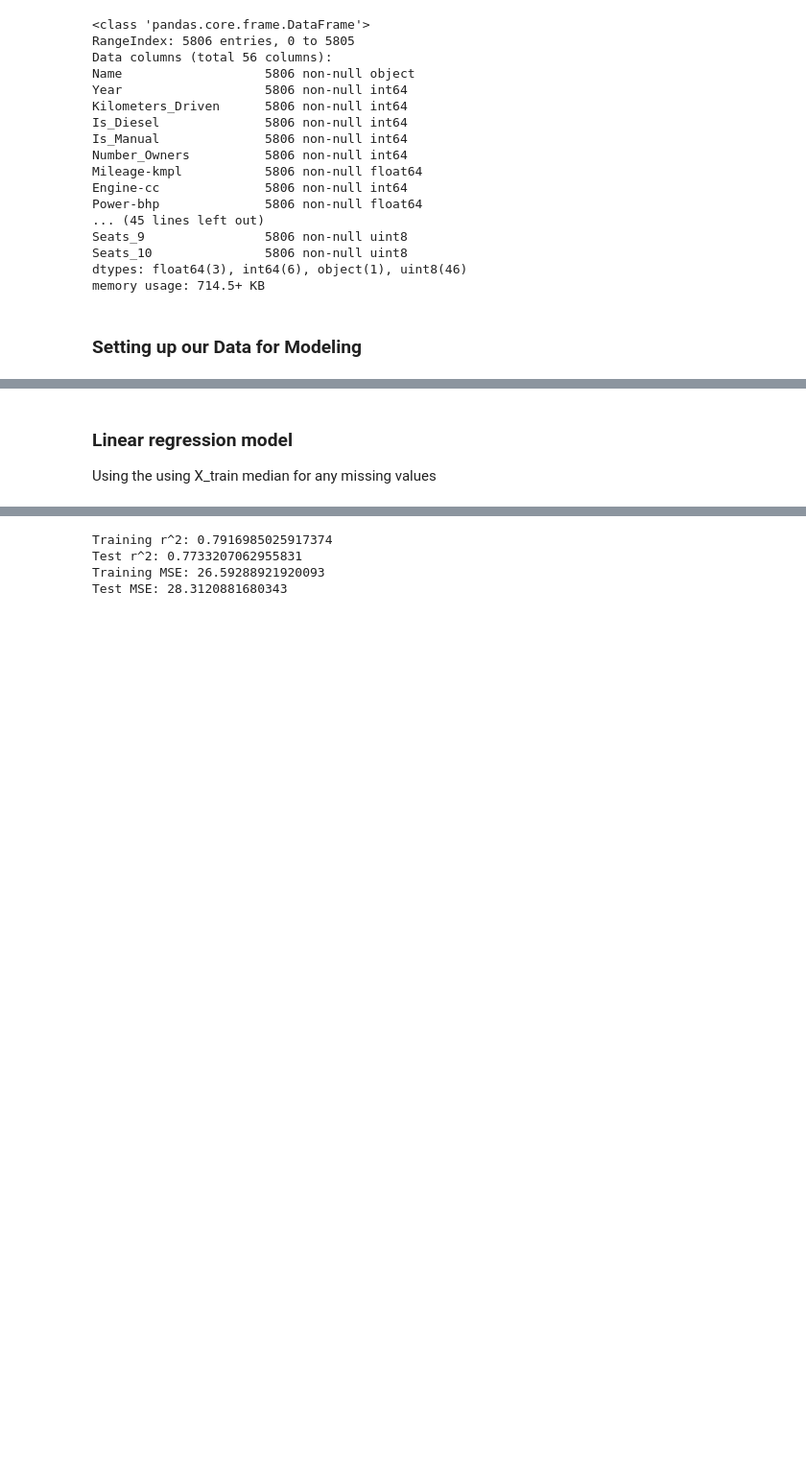
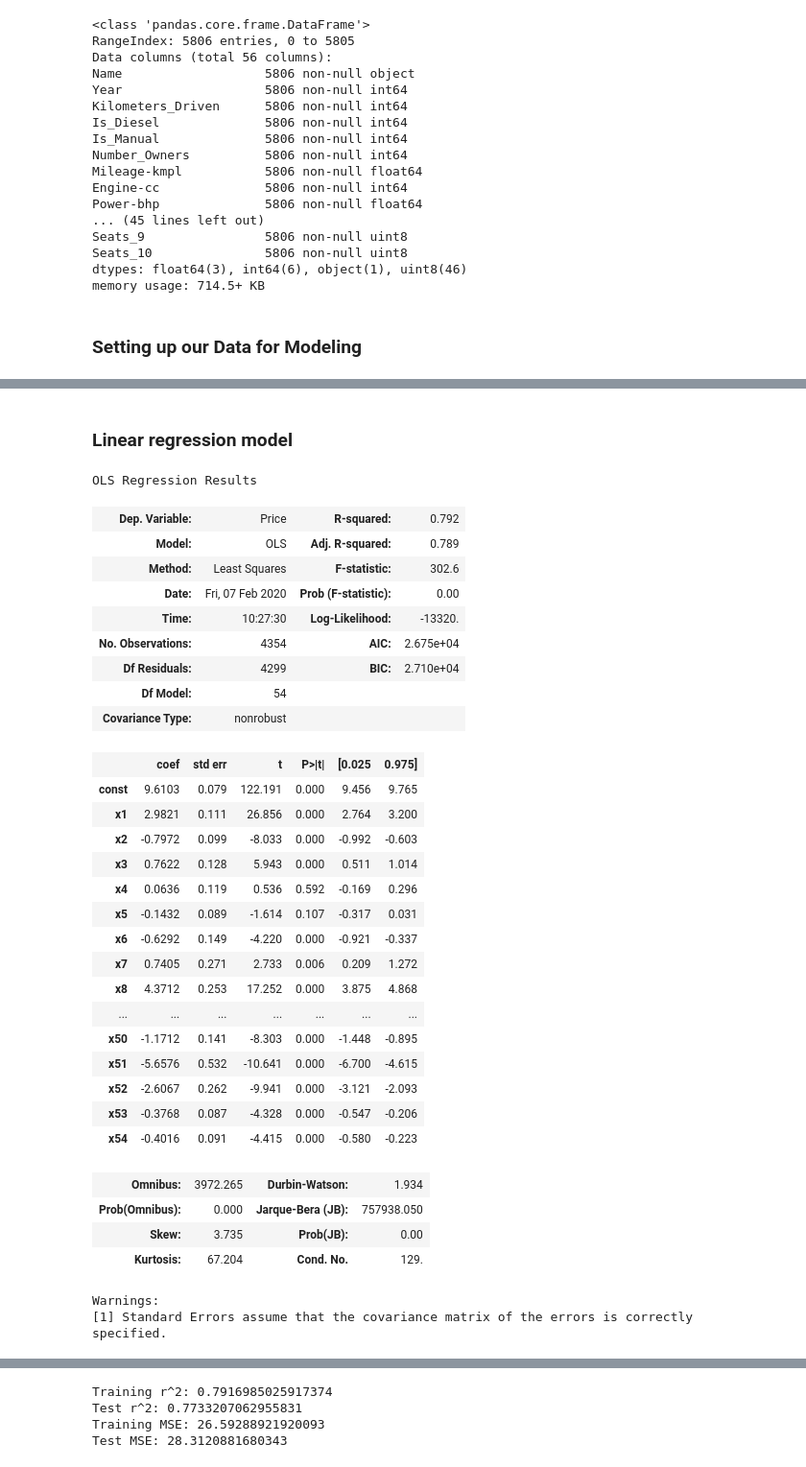
Before and after one commit to JillCarrie/UsedCars, a Jupyter notebook: python_files/DataModeling.ipynb, the cells around one changed output, grey strips where cells are left out. Shown at 96% size. Saved outputs shown, nothing was run; the diff lists cells and outputs as text; code cells hidden in the pictures; blank space fills up the shorter version.

```diff
--- a/python_files/DataModeling.ipynb
+++ b/python_files/DataModeling.ipynb
@@ -100,4 +97,3 @@ from sklearn.model_selection import train_test_split
 X_train, X_test, y_train, y_test = train_test_split(X, y, random_state=10)
 # %% [markdown]
 ### Linear regression model
-Using the using X_train median for any missing values
@@ -103,0 +114,39 @@ Using the using X_train median for any missing values
+# %%
+from statsmodels.api import OLS
+import statsmodels.api as sm
+X = sm.add_constant(X_train_imputed_scaled)
+results = OLS(y_train, X).fit()
+results.summary()
+# %% [output]
+OLS Regression Results
+| Dep. Variable: | Price | R-squared: | 0.792 |
+| Model: | OLS | Adj. R-squared: | 0.789 |
+| Method: | Least Squares | F-statistic: | 302.6 |
+| Date: | Fri, 07 Feb 2020 | Prob (F-statistic): | 0.00 |
+| Time: | 10:27:30 | Log-Likelihood: | -13320. |
+| No. Observations: | 4354 | AIC: | 2.675e+04 |
+| Df Residuals: | 4299 | BIC: | 2.710e+04 |
+| Df Model: | 54 |  |  |
+| Covariance Type: | nonrobust |  |  |
+|  | coef | std err | t | P>|t| | [0.025 | 0.975] |
+| const | 9.6103 | 0.079 | 122.191 | 0.000 | 9.456 | 9.765 |
+| x1 | 2.9821 | 0.111 | 26.856 | 0.000 | 2.764 | 3.200 |
+| x2 | -0.7972 | 0.099 | -8.033 | 0.000 | -0.992 | -0.603 |
+| x3 | 0.7622 | 0.128 | 5.943 | 0.000 | 0.511 | 1.014 |
+| x4 | 0.0636 | 0.119 | 0.536 | 0.592 | -0.169 | 0.296 |
+| x5 | -0.1432 | 0.089 | -1.614 | 0.107 | -0.317 | 0.031 |
+| x6 | -0.6292 | 0.149 | -4.220 | 0.000 | -0.921 | -0.337 |
+| x7 | 0.7405 | 0.271 | 2.733 | 0.006 | 0.209 | 1.272 |
+| x8 | 4.3712 | 0.253 | 17.252 | 0.000 | 3.875 | 4.868 |
+| ... | ... | ... | ... | ... | ... | ... |
+| x50 | -1.1712 | 0.141 | -8.303 | 0.000 | -1.448 | -0.895 |
+| x51 | -5.6576 | 0.532 | -10.641 | 0.000 | -6.700 | -4.615 |
+| x52 | -2.6067 | 0.262 | -9.941 | 0.000 | -3.121 | -2.093 |
+| x53 | -0.3768 | 0.087 | -4.328 | 0.000 | -0.547 | -0.206 |
+| x54 | -0.4016 | 0.091 | -4.415 | 0.000 | -0.580 | -0.223 |
+| Omnibus: | 3972.265 | Durbin-Watson: | 1.934 |
+| Prob(Omnibus): | 0.000 | Jarque-Bera (JB): | 757938.050 |
+| Skew: | 3.735 | Prob(JB): | 0.00 |
+| Kurtosis: | 67.204 | Cond. No. | 129. |
+Warnings:
+[1] Standard Errors assume that the covariance matrix of the errors is correctly specified.
```
Also changed, not shown: parts of 13 cells of this notebook, 1 other file.
